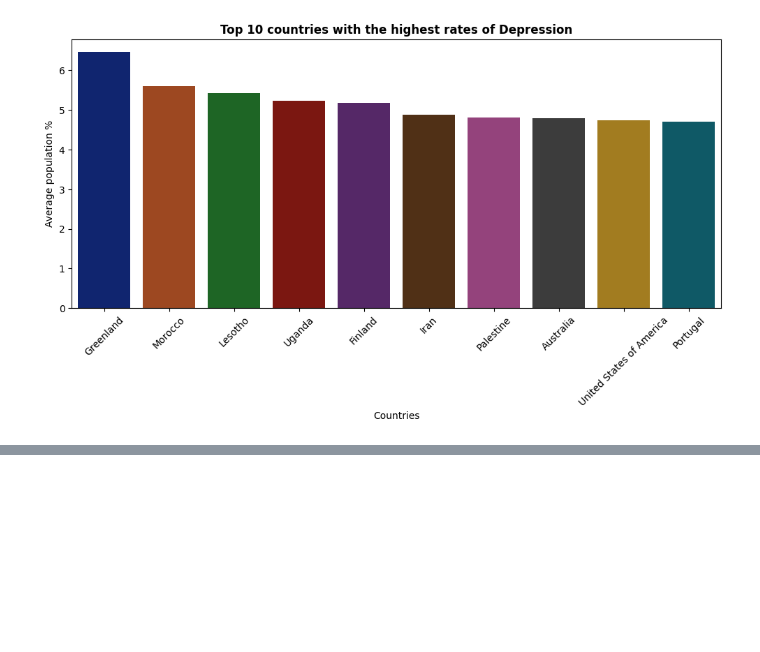
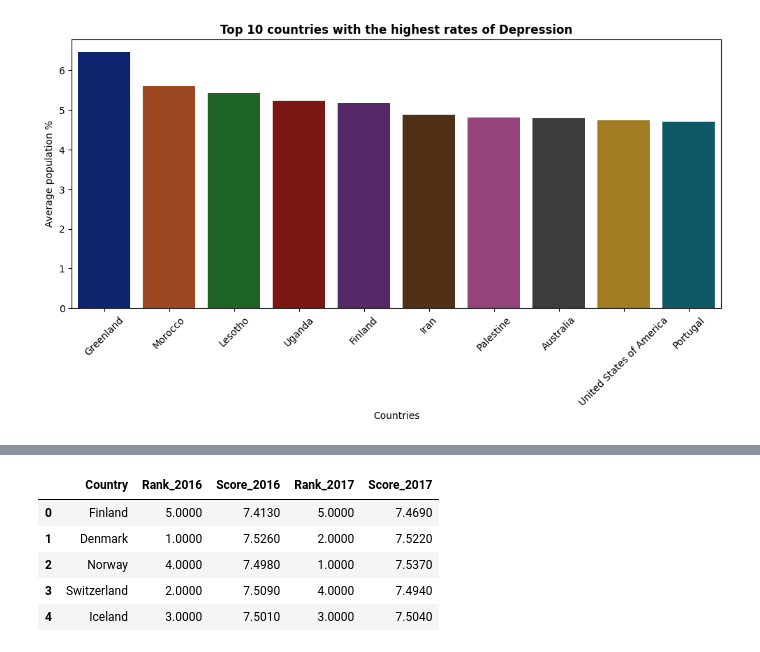
Before and after one commit to AlessandroSignoretto/Social_research_project, a Jupyter notebook: Social_research_project.ipynb, the cells around one changed output, grey strips where cells are left out. Drawn from its saved outputs; the diff is of its cells as text; code cells hidden in the pictures; blank space fills up the shorter version.

```diff
--- a/Social_research_project.ipynb
+++ b/Social_research_project.ipynb
@@ -406,0 +422,11 @@ plot_top_countries(mental_health1, 'Depression', top_n=10)
+# %%
+cols = ['Country','Rank_2016', 'Score_2016', 'Rank_2017', 'Score_2017']
+Happines_df = Happines_df[cols]
+Happines_df.head()
+# %% [output]
+|  | Country | Rank_2016 | Score_2016 | Rank_2017 | Score_2017 |
+| 0 | Finland | 5.0000 | 7.4130 | 5.0000 | 7.4690 |
+| 1 | Denmark | 1.0000 | 7.5260 | 2.0000 | 7.5220 |
+| 2 | Norway | 4.0000 | 7.4980 | 1.0000 | 7.5370 |
+| 3 | Switzerland | 2.0000 | 7.5090 | 4.0000 | 7.4940 |
+| 4 | Iceland | 3.0000 | 7.5010 | 3.0000 | 7.5040 |
```
Also changed, not shown: parts of 2 cells of this notebook.
